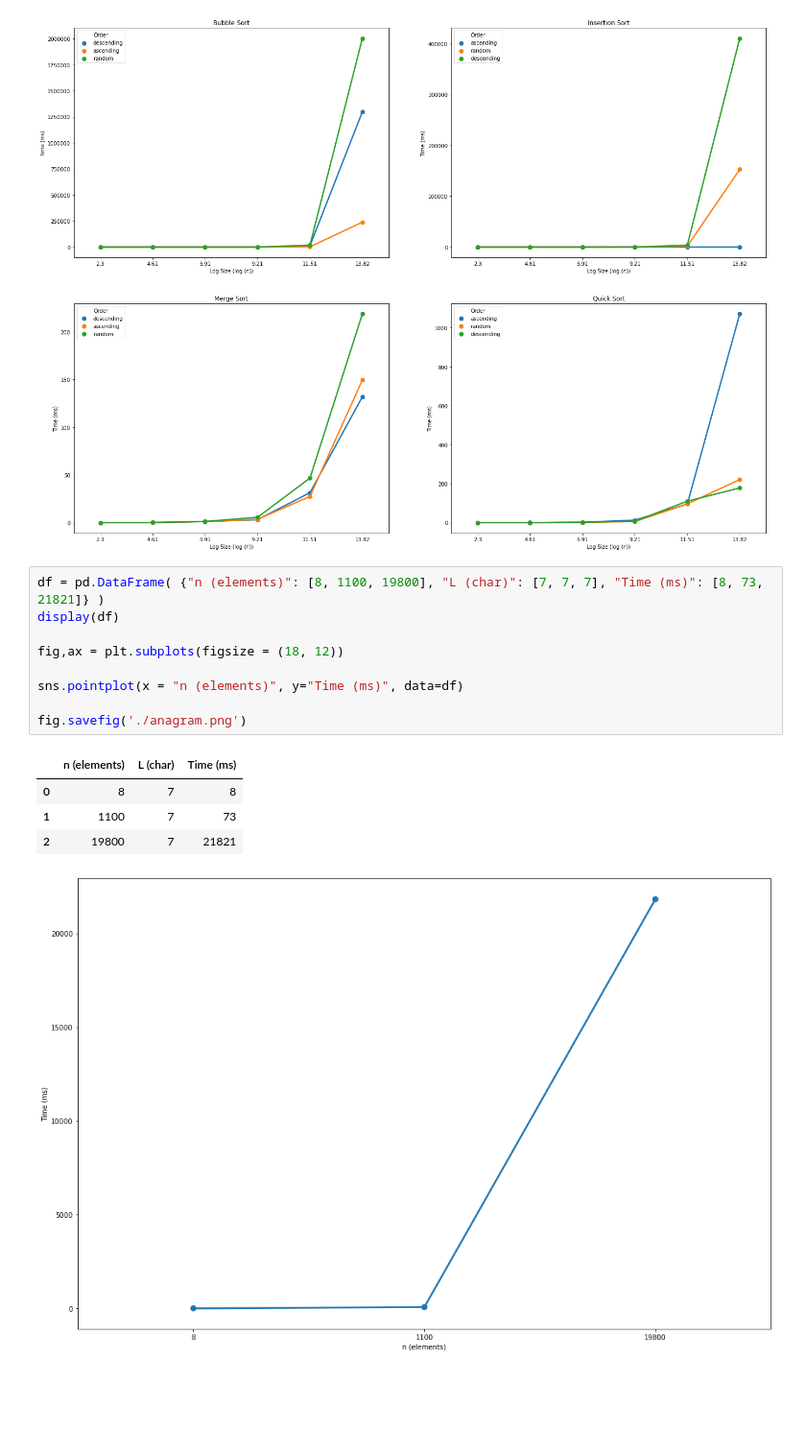
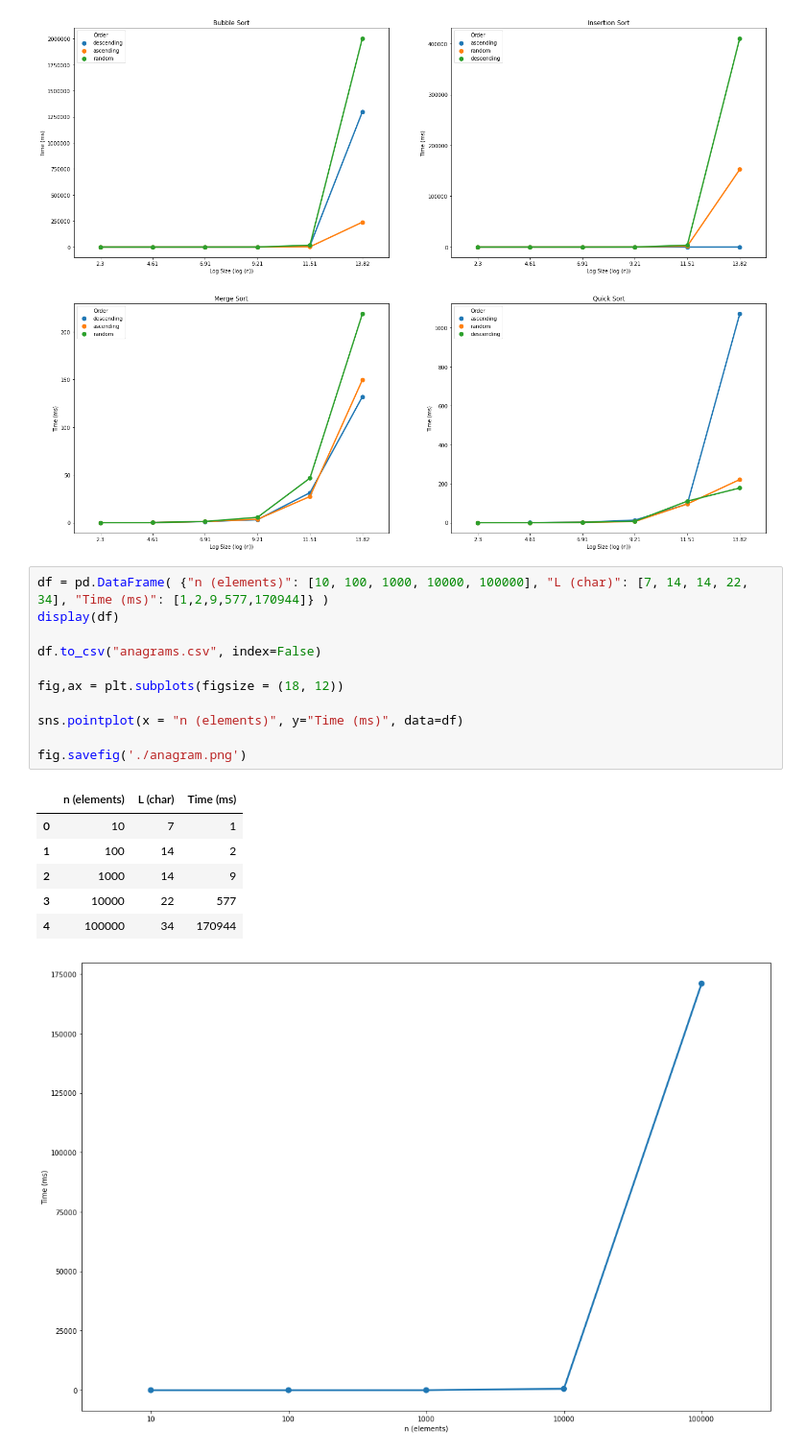
Before and after one commit to mklasby/Data-structures-and-algorithms-final, a Jupyter notebook: csv/plot.IPYNB, the cells around one changed output. Shown at 96% size. Drawn from its saved outputs; the diff is of its cells as text; blank space fills up the shorter version.

```diff
--- a/csv/plot.IPYNB
+++ b/csv/plot.IPYNB
@@ -108,17 +110,21 @@ fig.savefig("./algo_plot.png")
 # %% [output]
 [figure]
 # %%
-df = pd.DataFrame( {"n (elements)": [8, 1100, 19800], "L (char)": [7, 7, 7], "Time (ms)": [8, 73, 21821]} )
+df = pd.DataFrame( {"n (elements)": [10, 100, 1000, 10000, 100000], "L (char)": [7, 14, 14, 22, 34], "Time (ms)": [1,2,9,577,170944]} )
 display(df)
+
+df.to_csv("anagrams.csv", index=False)
 
 fig,ax = plt.subplots(figsize = (18, 12))
 
 sns.pointplot(x = "n (elements)", y="Time (ms)", data=df)
 
 fig.savefig('./anagram.png')
 # %% [output]
 |  | n (elements) | L (char) | Time (ms) |
-| 0 | 8 | 7 | 8 |
-| 1 | 1100 | 7 | 73 |
-| 2 | 19800 | 7 | 21821 |
+| 0 | 10 | 7 | 1 |
+| 1 | 100 | 14 | 2 |
+| 2 | 1000 | 14 | 9 |
+| 3 | 10000 | 22 | 577 |
+| 4 | 100000 | 34 | 170944 |
-[figure, old version]
+[figure, new version]
```
Also changed, not shown: parts of 1 cell of this notebook, 5 other files.
